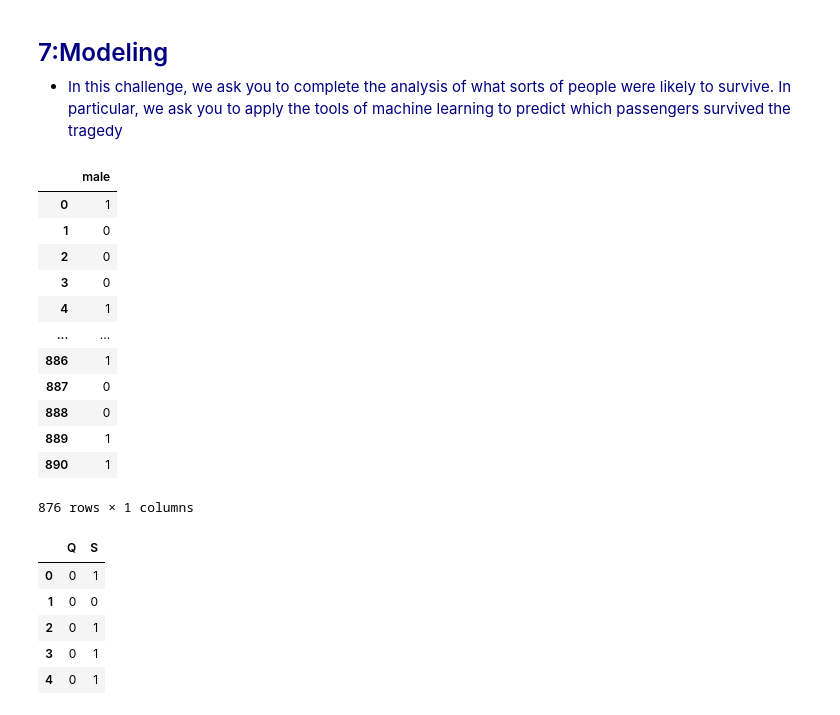
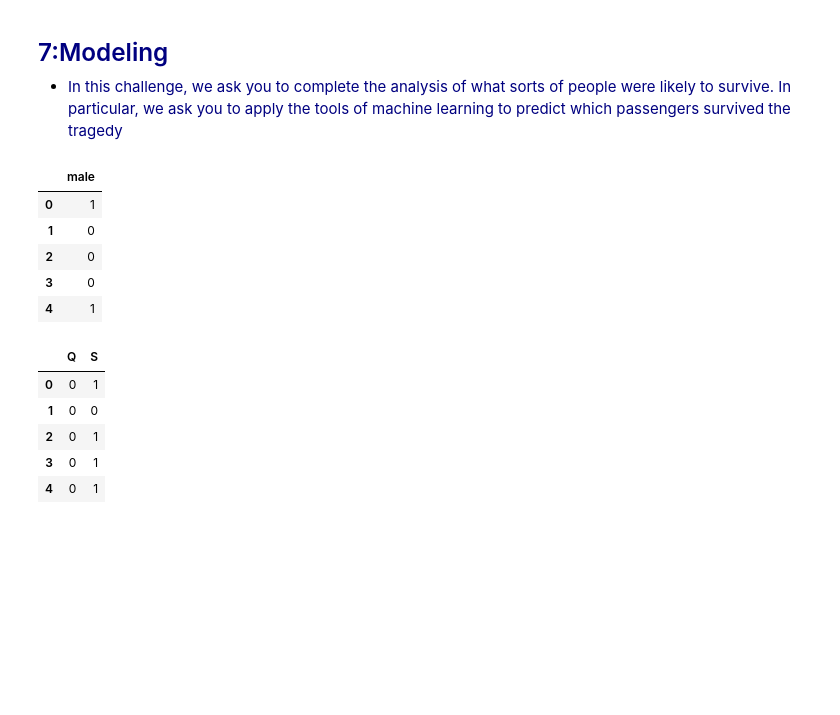
Before and after one commit to HasibullahAman/Titanic-Logistic-Regression, a Jupyter notebook: Titanic-bainary-classfication.ipynb, the cells around one changed output. Cells and saved outputs as stored; diff of their text form; code cells hidden in the pictures; blank space fills up the shorter version.

```diff
--- a/Titanic-bainary-classfication.ipynb
+++ b/Titanic-bainary-classfication.ipynb
@@ -459,21 +462,14 @@ plt.show()
 - <span style='font-family:comic Sans MS; color:navy'>In this challenge, we ask you to complete the analysis of what sorts of people were likely to survive. In particular, we ask you to apply the tools of machine learning to predict which passengers survived the tragedy</span>
 # %%
 sex = pd.get_dummies(tod['Sex'],drop_first=True)
-sex
+sex.head()
 # %% [output]
 |  | male |
 | 0 | 1 |
 | 1 | 0 |
 | 2 | 0 |
 | 3 | 0 |
 | 4 | 1 |
-| ... | ... |
-| 886 | 1 |
-| 887 | 0 |
-| 888 | 0 |
-| 889 | 1 |
-| 890 | 1 |
-876 rows × 1 columns
 # %%
 embark = pd.get_dummies(tod['Embarked'],drop_first=True)
 embark.head()
```
Also changed, not shown: parts of 11 cells of this notebook.
